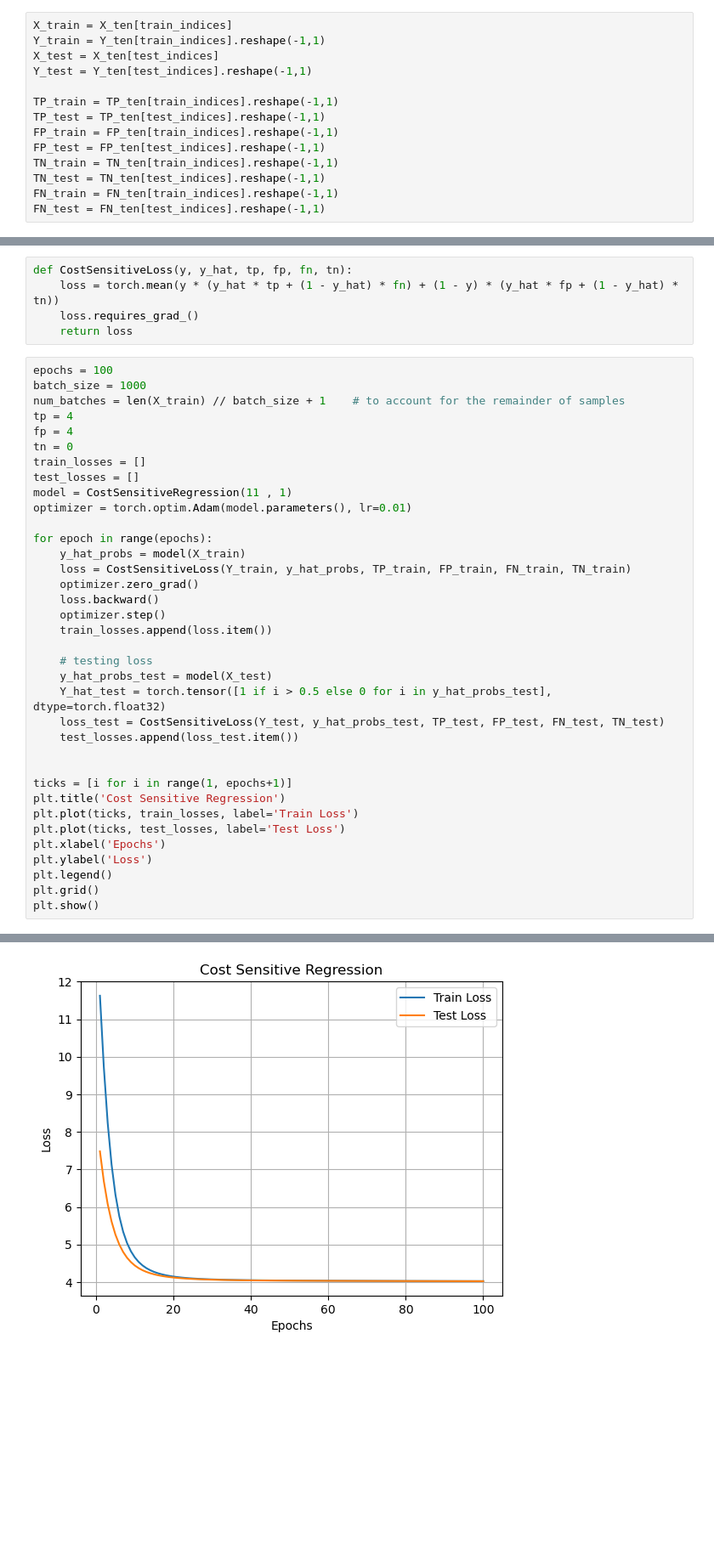
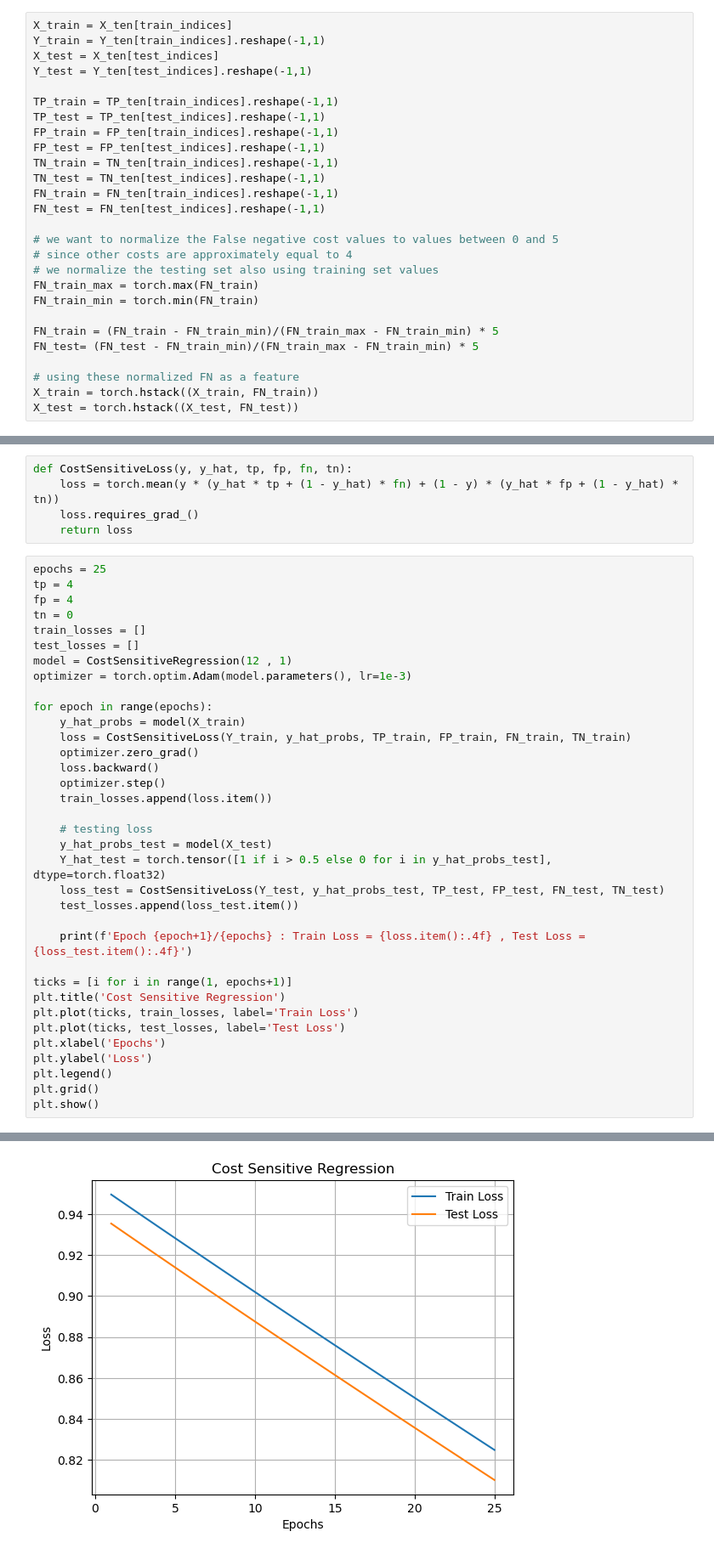
Before and after one commit to tanmaygoyal258/CS6890-Fraud_Analytics, a Jupyter notebook: Assignment4/new_main.ipynb, the cells around one changed output, grey strips where cells are left out. Shown: that part at 85% size. Cells and saved outputs as stored; diff of their text form; blank space fills up the shorter version.

```diff
--- a/Assignment4/new_main.ipynb
+++ b/Assignment4/new_main.ipynb
@@ -65,6 +61,19 @@ TN_train = TN_ten[train_indices].reshape(-1,1)
 TN_test = TN_ten[test_indices].reshape(-1,1)
 FN_train = FN_ten[train_indices].reshape(-1,1)
 FN_test = FN_ten[test_indices].reshape(-1,1)
+
+# we want to normalize the False negative cost values to values between 0 and 5
+# since other costs are approximately equal to 4
+# we normalize the testing set also using training set values
+FN_train_max = torch.max(FN_train)
+FN_train_min = torch.min(FN_train)
+
+FN_train = (FN_train - FN_train_min)/(FN_train_max - FN_train_min) * 5
+FN_test= (FN_test - FN_train_min)/(FN_train_max - FN_train_min) * 5
+
+# using these normalized FN as a feature
+X_train = torch.hstack((X_train, FN_train))
+X_test = torch.hstack((X_test, FN_test))
 # %%
 class CostSensitiveRegression(nn.Module):
     def __init__(self , input_dim , output_dim):
@@ -80,16 +89,14 @@ def CostSensitiveLoss(y, y_hat, tp, fp, fn, tn):
     loss.requires_grad_()
     return loss
 # %%
-epochs = 100
-batch_size = 1000
-num_batches = len(X_train) // batch_size + 1    # to account for the remainder of samples
+epochs = 25
 tp = 4
 fp = 4
 tn = 0
 train_losses = []
 test_losses = []
-model = CostSensitiveRegression(11 , 1)
-optimizer = torch.optim.Adam(model.parameters(), lr=0.01)
+model = CostSensitiveRegression(12 , 1)
+optimizer = torch.optim.Adam(model.parameters(), lr=1e-3)
 
 for epoch in range(epochs):
     y_hat_probs = model(X_train)
@@ -105,6 +112,7 @@ for epoch in range(epochs):
     loss_test = CostSensitiveLoss(Y_test, y_hat_probs_test, TP_test, FP_test, FN_test, TN_test)
     test_losses.append(loss_test.item())
 
+    print(f'Epoch {epoch+1}/{epochs} : Train Loss = {loss.item():.4f} , Test Loss = {loss_test.item():.4f}')
 
 ticks = [i for i in range(1, epochs+1)]
 plt.title('Cost Sensitive Regression')
@@ -119 +144 @@ plt.show()
-[figure, old version]
+[figure, new version]
```
Also changed, not shown: parts of 5 cells of this notebook.
